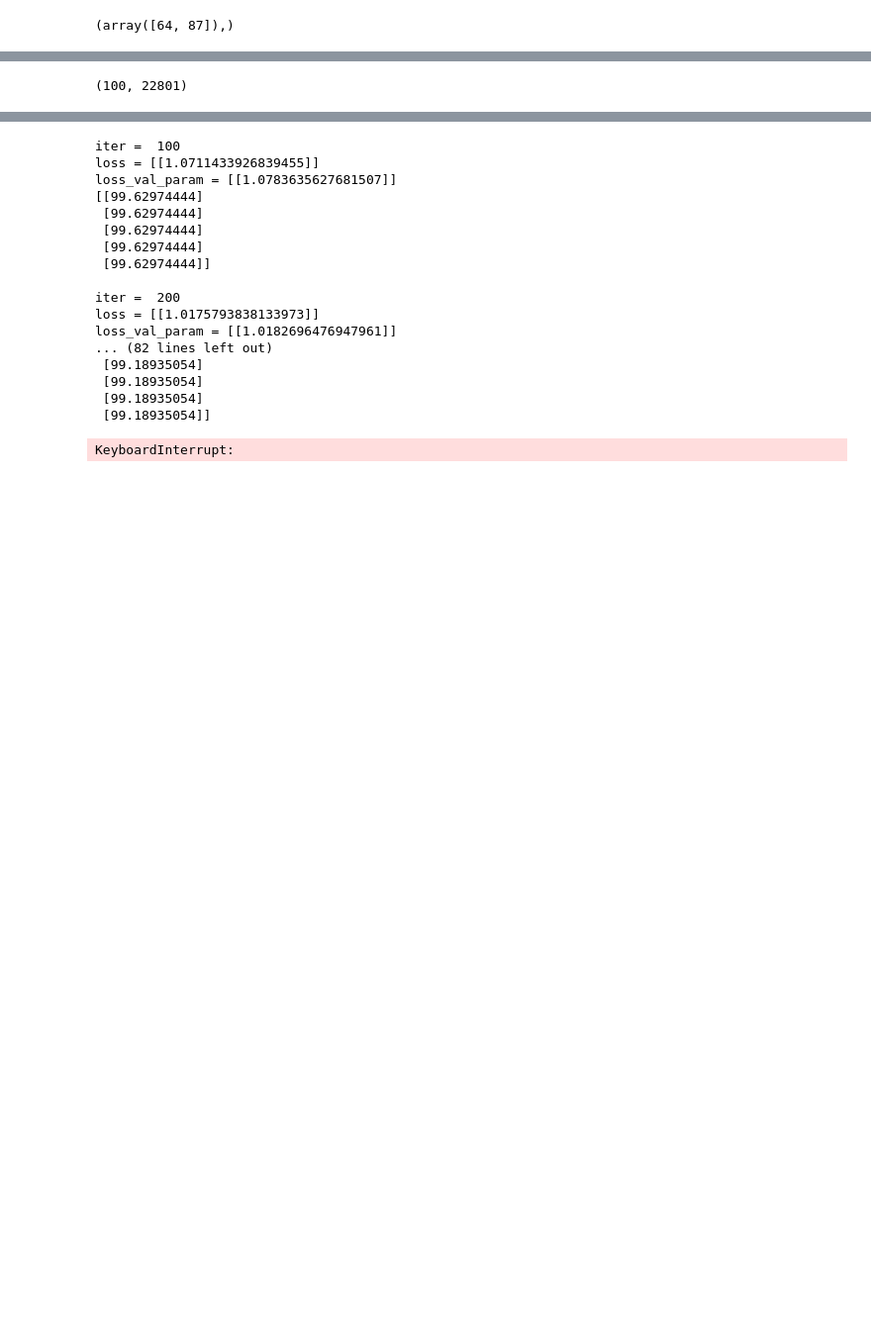
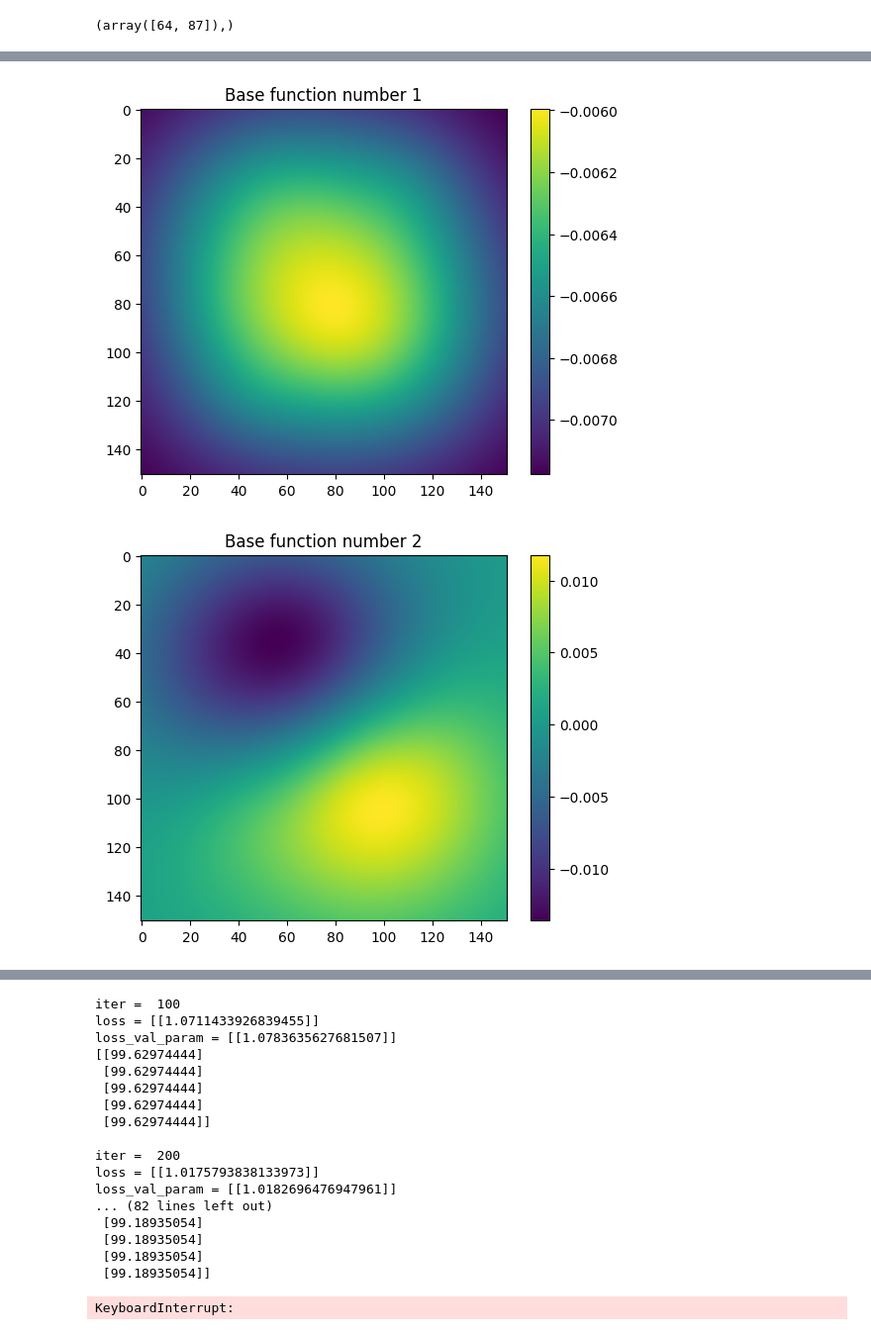
Before and after one commit to Alepescinaa/ScientificTools, a Jupyter notebook: Project1/Cp3/Checkpoint3.ipynb, the cells around one changed output, grey strips where cells are left out. Shown at 99% size. Drawn from its saved outputs; the diff is of its cells as text; code cells hidden in the pictures; blank space fills up the shorter version.

```diff
--- a/Project1/Cp3/Checkpoint3.ipynb
+++ b/Project1/Cp3/Checkpoint3.ipynb
@@ -229,5 +185,12 @@ plt.colorbar()
-# %%
-bases=components[:,k]
-components.shape
-# %% [output]
-(100, 22801)
+# %%
+k = 5
+
+for i in range(k):
+  U_k = U[:, i].reshape(151, 151)
+  plt.imshow(U_k)
+  plt.title(f"Base function number {i+1}")
+  plt.colorbar()
+  plt.show()
+# %% [output]
+[figure, added]
+[figure, added]
```
Also changed, not shown: parts of 33 cells of this notebook.
